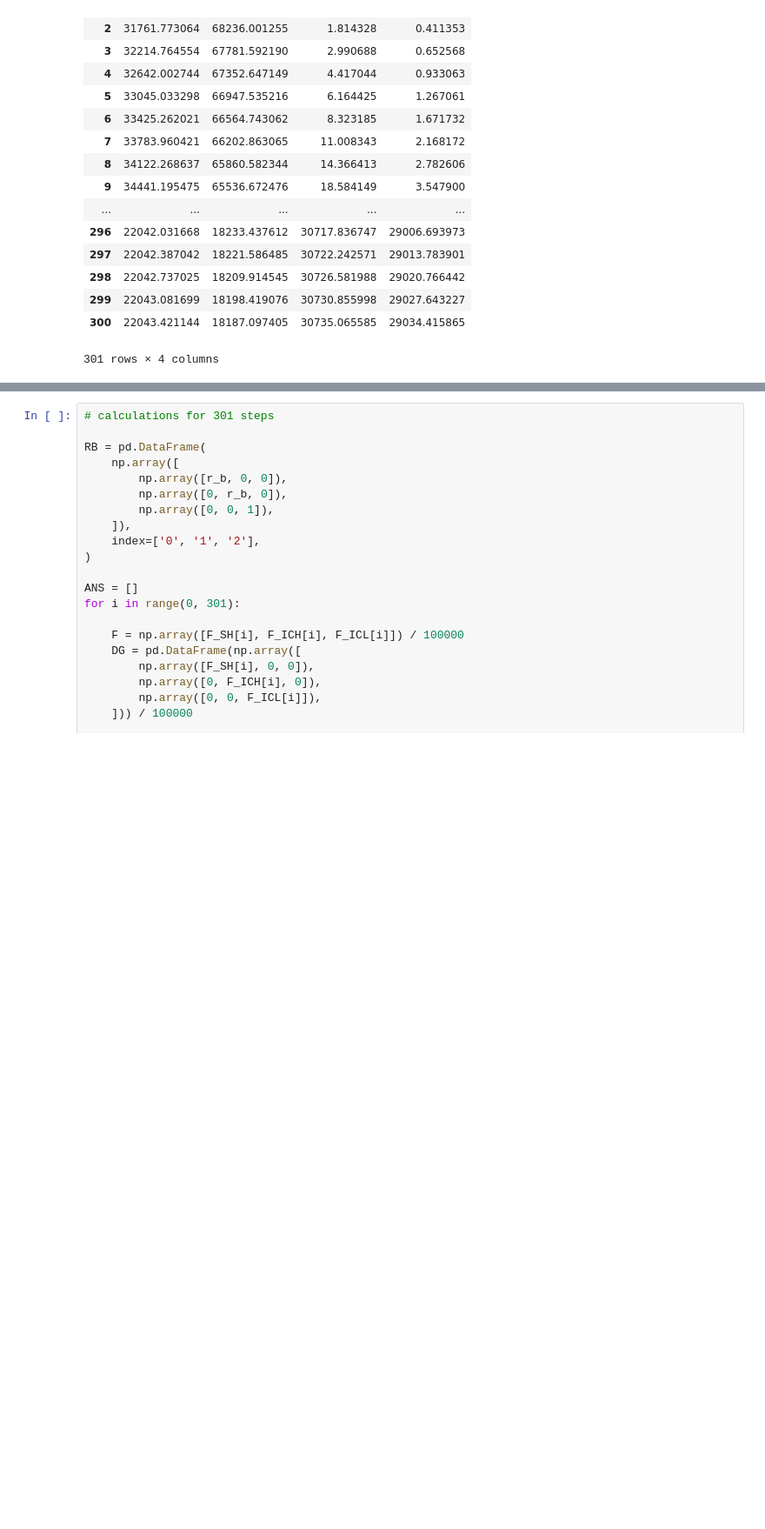
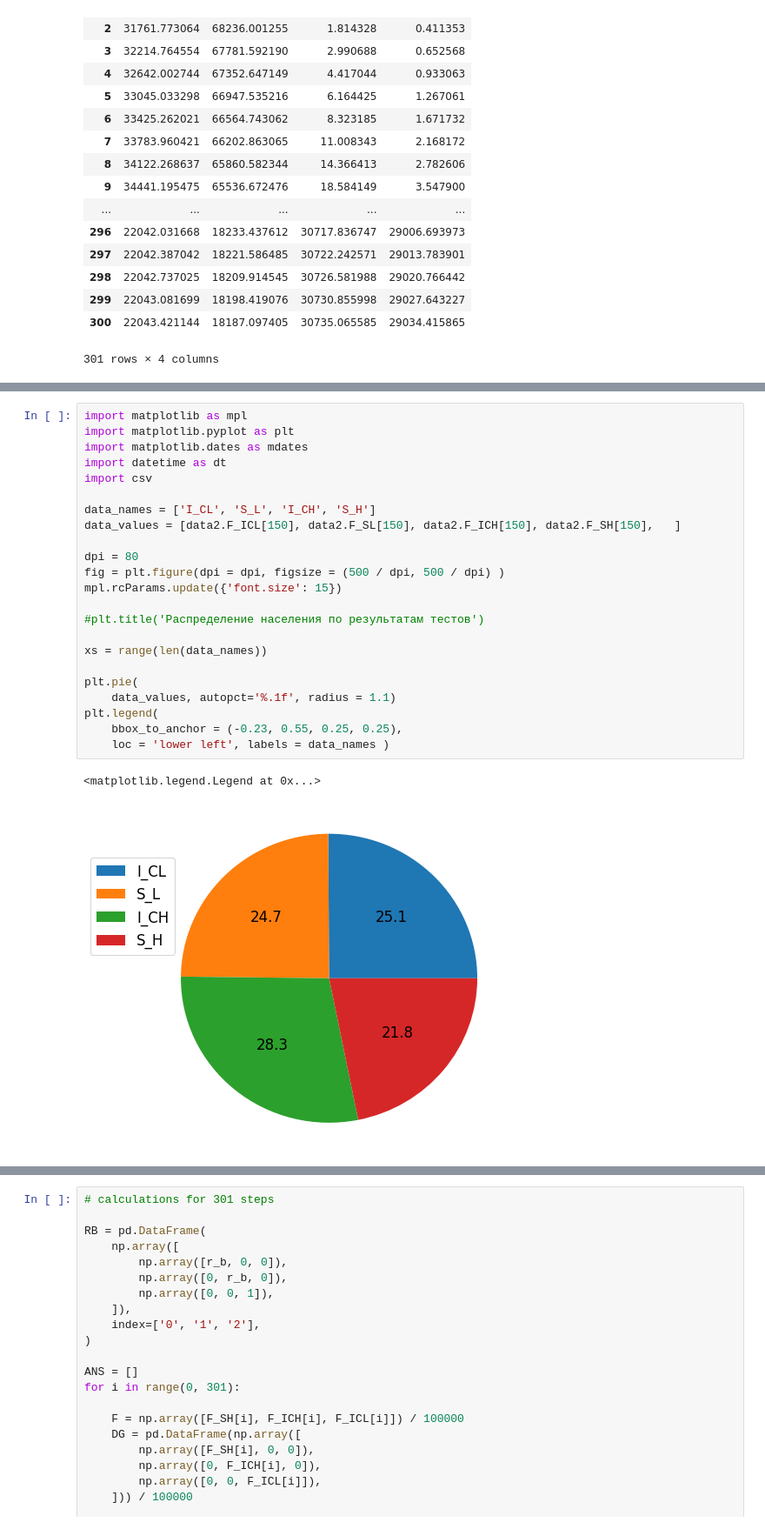
Before and after one commit to chris142/BachelorDiplomaHIV, a Jupyter notebook: Main.ipynb, the cells around one changed output, grey strips where cells are left out. Shown at 87% size. Saved outputs shown, nothing was run; the diff lists cells and outputs as text; blank space fills up the shorter version.

```diff
--- a/Main.ipynb
+++ b/Main.ipynb
@@ -191,0 +205,26 @@ plt.plot(T, data.I_CL.values, 'r', label='I_CL')
+# %%
+import matplotlib as mpl
+import matplotlib.pyplot as plt
+import matplotlib.dates as mdates
+import datetime as dt
+import csv
+
+data_names = ['I_CL', 'S_L', 'I_CH', 'S_H']
+data_values = [data2.F_ICL[150], data2.F_SL[150], data2.F_ICH[150], data2.F_SH[150],   ]
+
+dpi = 80
+fig = plt.figure(dpi = dpi, figsize = (500 / dpi, 500 / dpi) )
+mpl.rcParams.update({'font.size': 15})
+
+#plt.title('Распределение населения по результатам тестов')
+
+xs = range(len(data_names))
+
+plt.pie(
+    data_values, autopct='%.1f', radius = 1.1)
+plt.legend(
+    bbox_to_anchor = (-0.23, 0.55, 0.25, 0.25),
+    loc = 'lower left', labels = data_names )
+# %% [output]
+<matplotlib.legend.Legend at 0x...>
+[figure, added]
```
Also changed, not shown: parts of 7 cells of this notebook.
